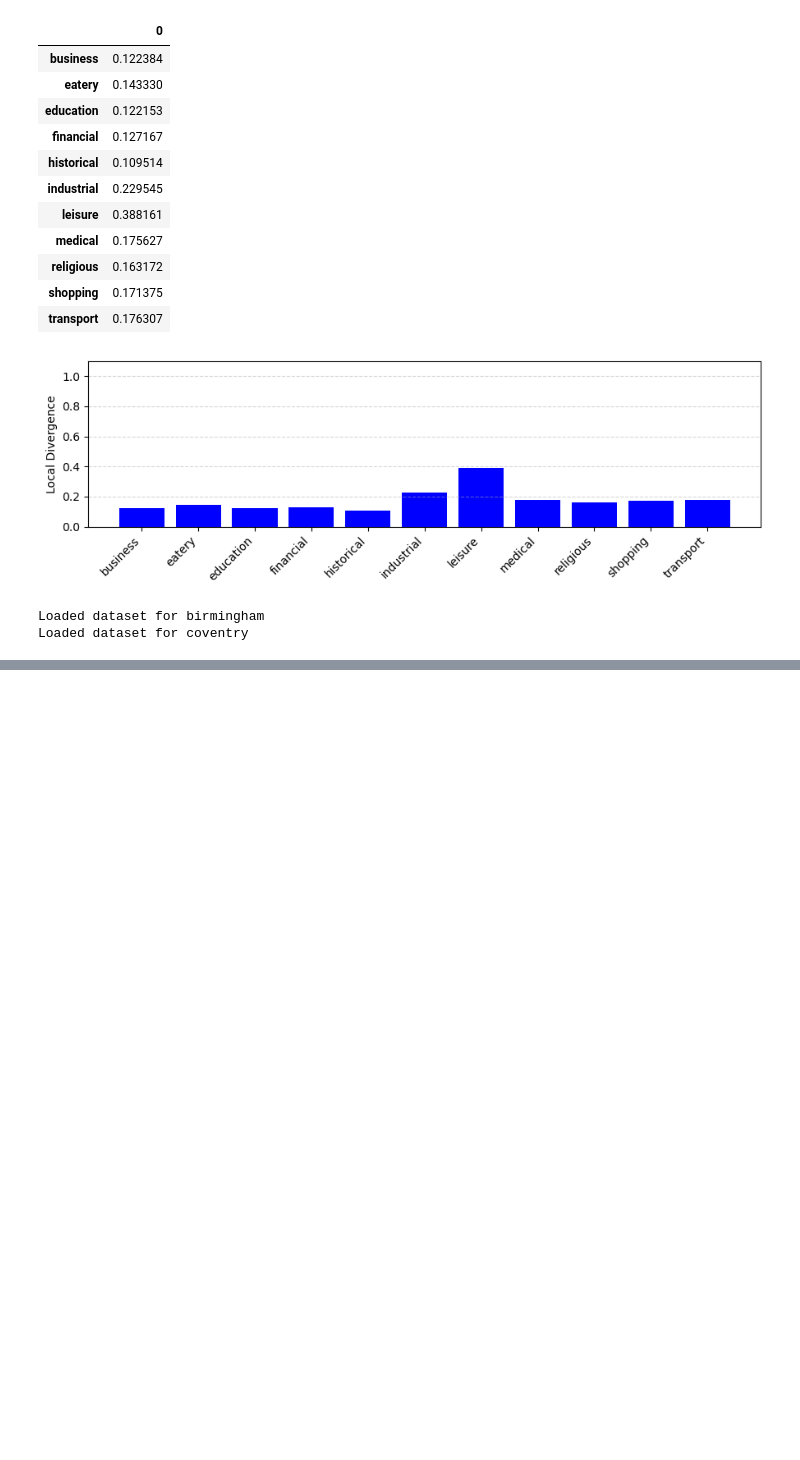
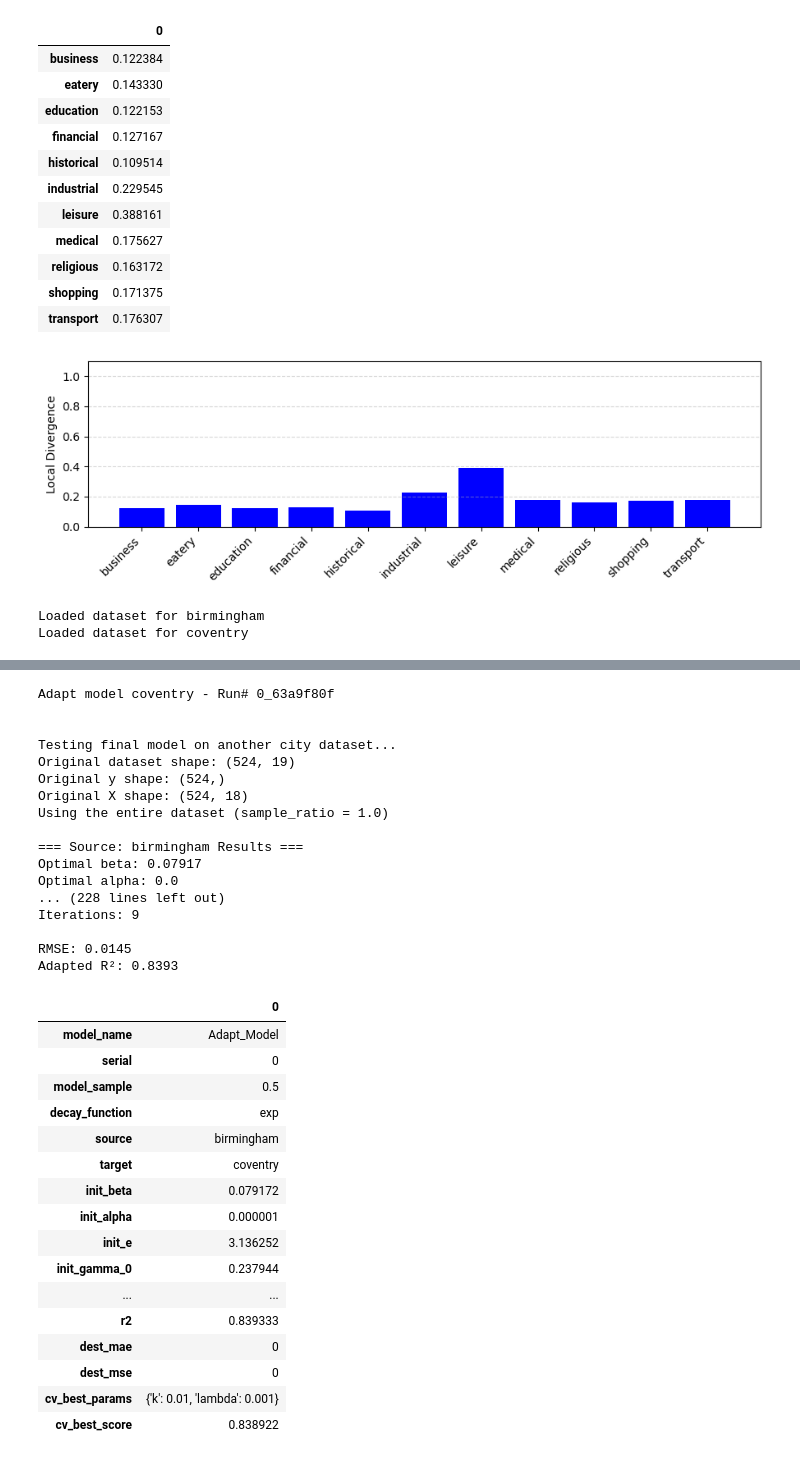
Before and after one commit to adhamenaya/TransGM, a Jupyter notebook: transgm/example.ipynb, the cells around one changed output, grey strips where cells are left out. Drawn from its saved outputs; the diff is of its cells as text; code cells hidden in the pictures; blank space fills up the shorter version.

```diff
--- a/transgm/example.ipynb
+++ b/transgm/example.ipynb
@@ -176,5 +225,40 @@ model.transfer('coventry').results('trans').to_dataframe().transpose()
 # %%
-model.with_divs(results).adapt('coventry').results('adapt').to_dataframe().transpose()
+model.load_divs(results).adapt('coventry').results('adapt').to_dataframe().transpose()
+# %% [output]
+Adapt model coventry - Run# 0_63a9f80f
+
+
+Testing final model on another city dataset...
+Original dataset shape: (524, 19)
+Original y shape: (524,)
+Original X shape: (524, 18)
+Using the entire dataset (sample_ratio = 1.0)
+
+=== Source: birmingham Results ===
+Optimal beta: 0.07917
+Optimal alpha: 0.0
+... (228 lines left out)
+Iterations: 9
+
+RMSE: 0.0145
+Adapted R²: 0.8393
+|  | 0 |
+| model_name | Adapt_Model |
+| serial | 0 |
+| model_sample | 0.5 |
+| decay_function | exp |
+| source | birmingham |
+| target | coventry |
+| init_beta | 0.079172 |
+| init_alpha | 0.000001 |
+| init_e | 3.136252 |
+| init_gamma_0 | 0.237944 |
+| ... | ... |
+| r2 | 0.839333 |
+| dest_mae | 0 |
+| dest_mse | 0 |
+| cv_best_params | {'k': 0.01, 'lambda': 0.001} |
+| cv_best_score | 0.838922 |
 # %%
 # TODO:
 # 1. add flag for verbose
```
Also changed, not shown: parts of 5 cells of this notebook, 4 other files.
